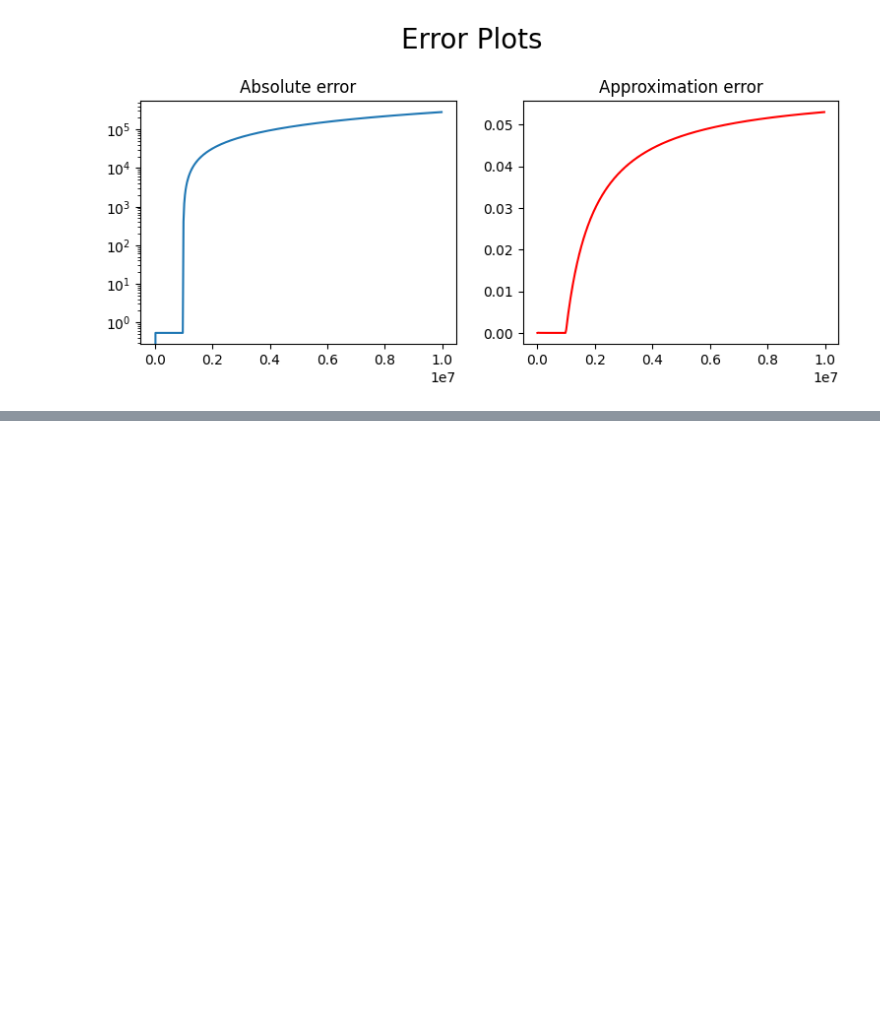
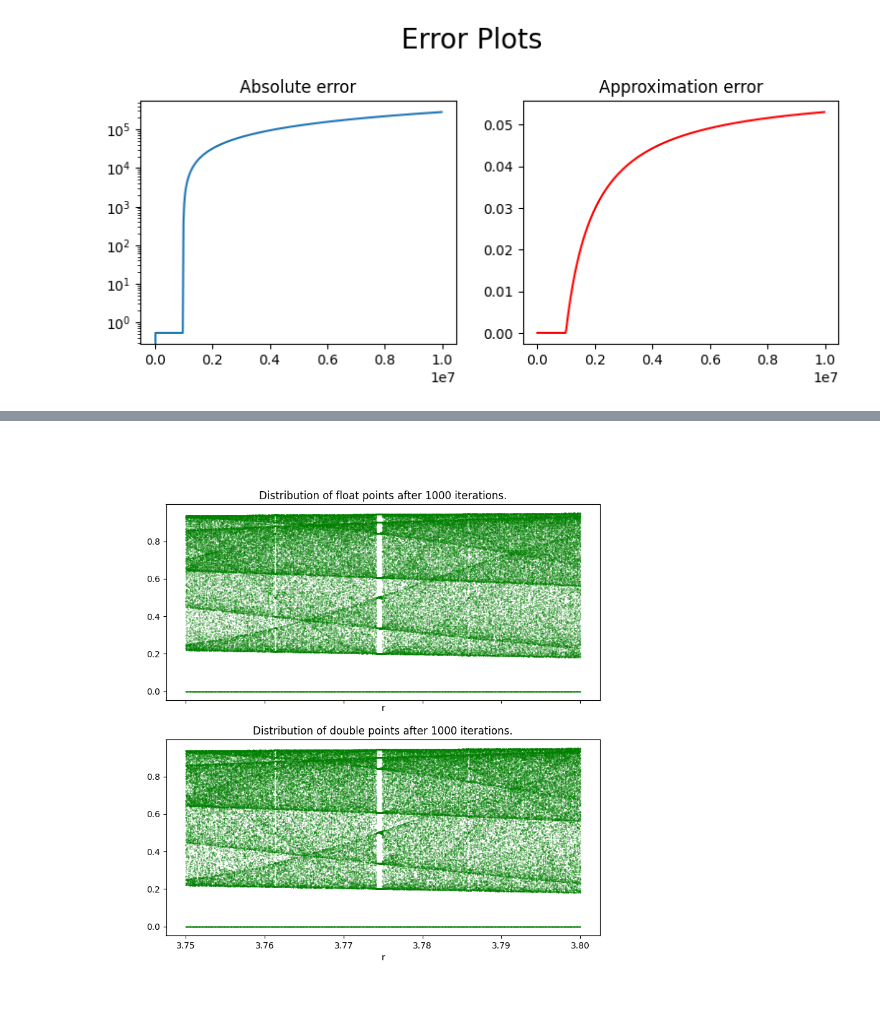
Before and after one commit to pawel002/Calculation-Methods, a Jupyter notebook: lab1/lab1.ipynb, the cells around one changed output, grey strips where cells are left out. Saved outputs shown, nothing was run; the diff lists cells and outputs as text; code cells hidden in the pictures; blank space fills up the shorter version.

```diff
--- a/lab1/lab1.ipynb
+++ b/lab1/lab1.ipynb
@@ -118,0 +267,29 @@ Linear:  0.9463791847229004 s.
+# %%
+fig, (ax1, ax2) = plt.subplots(2, 1, figsize=(9, 9), sharex=True)
+arrayX2 = np.array([x for x in np.linspace(0, 1, heightRes) for _ in range(widthRes)])
+arrayR2 = np.array([r for _ in range(heightRes) for r in np.linspace(3.75, 3.8, widthRes)])
+
+arrayXDouble = np.double(arrayX2)
+arrayXFloat = np.float32(arrayX2)
+
+arrayRDouble = np.double(arrayR2)
+arrayRFloat = np.float32(arrayR2)
+
+ax1.set_title(f"Distribution of float points after {iterations} iterations.")
+ax1.set_xlabel("x")
+ax1.set_xlabel("r")
+
+ax2.set_title(f"Distribution of double points after {iterations} iterations.")
+ax2.set_xlabel("x")
+ax2.set_xlabel("r")
+
+for i in range(iterations):
+    arrayXDouble = arrayRDouble * arrayXDouble * (np.double(np.ones(widthRes*heightRes)) - arrayXDouble)
+    arrayXFloat = arrayRFloat * arrayXFloat * (np.double(np.ones(widthRes*heightRes)) - arrayXFloat)
+
+ax1.scatter(arrayRFloat, arrayXFloat, s = 0.05, color="g")
+ax2.scatter(arrayRDouble, arrayXDouble, s = 0.05, color="g")
+
+plt.show()
+# %% [output]
+[figure, added]
```
Also changed, not shown: parts of 11 cells of this notebook.
